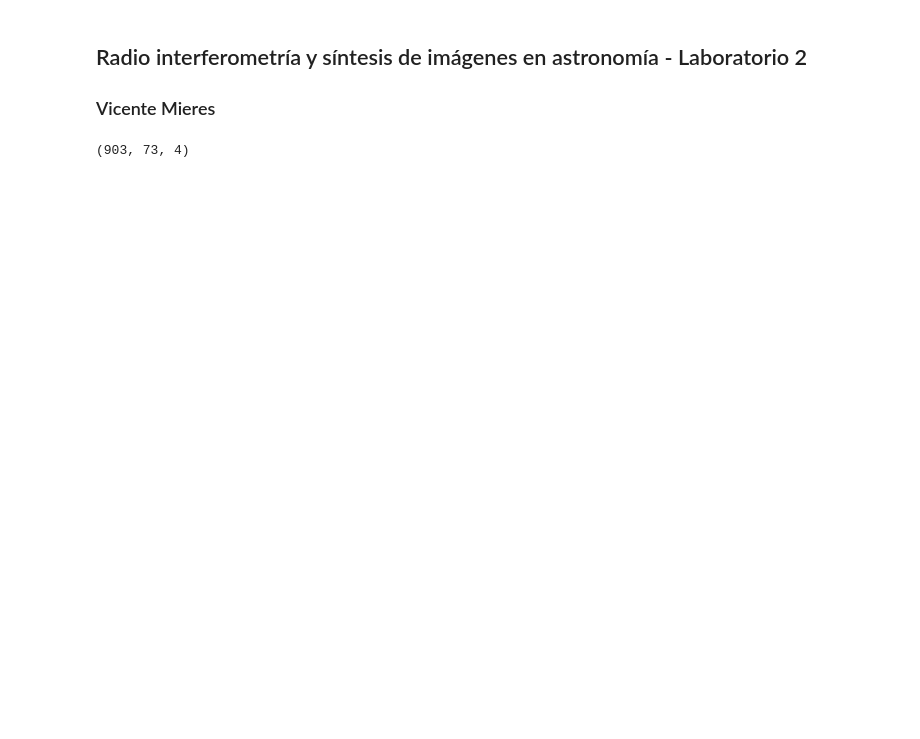
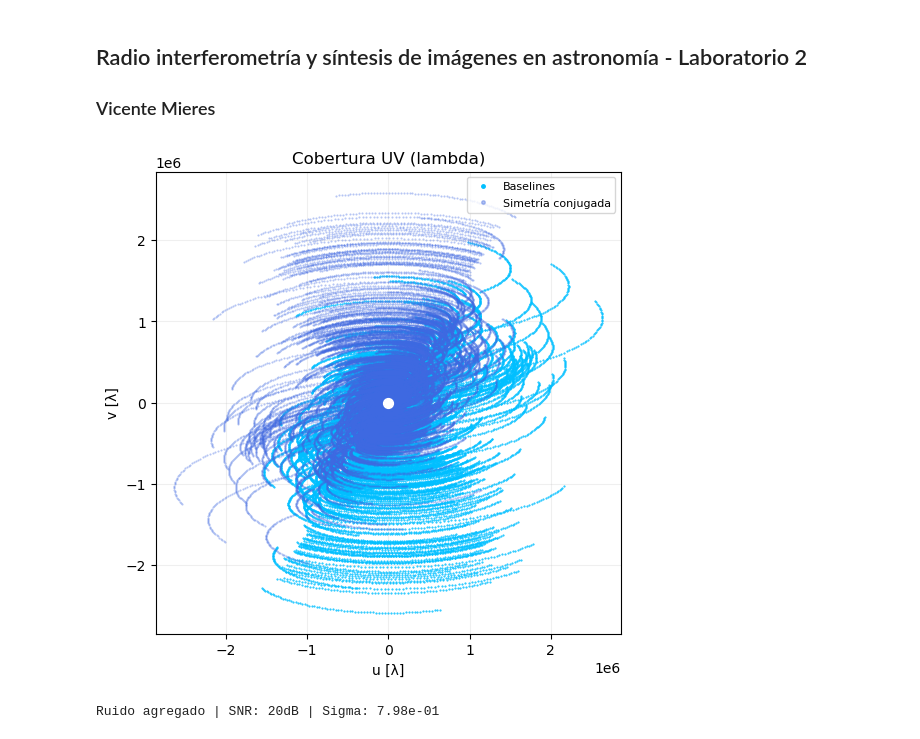
Before and after one commit to Mieres7/RadioInterferometry, a Jupyter notebook: lab2/laboratory2.ipynb, the cells around one changed output. Drawn from its saved outputs; the diff is of its cells as text; code cells hidden in the pictures; blank space fills up the shorter version.

```diff
--- a/lab2/laboratory2.ipynb
+++ b/lab2/laboratory2.ipynb
@@ -31,25 +31,28 @@ VLA_L_4 = {
     "name": "VLA",
     "band_name": "L" },
   "n_sources": 100,
-  "max_offset_deg": 1.0,
+  "max_offset_deg": 1,
   "flux_range": [0.1, 2.0],
   "seed": 42
   }
 
-V, uvw_lambda, frequencies, baselines_enu = visibilities_simulation(VLA_L_4)
+V, uvw, uvw_lambda, frequencies, baselines_enu = visibilities_simulation(VLA_L_4)
-# %%
-print(V.shape)
-# %% [output]
-(903, 73, 4)
+# %%
+from modules.plots import plot_uv_coverage
+
+plot_uv_coverage(uvw, unit='lambda')
+# %% [output]
+[figure, added]
 # %%
 from modules.coords import max_basline
 from modules.interferometry import grid_visibilities, grid_visibilities_cuda
+from modules.noise import add_gaussian_noise
 
 # Resolucion
 N = 512
 # Distancion maxima entre baselines
 Dmax = max_basline(baselines_enu)
-oversampling_factor = 10
+oversampling_factor = 7
 
 c = 299792458.0
 freq = np.min(frequencies)
@@ -61,6 +64,11 @@ dus = []
 
 du = 1.0 / (N * dx)
 dv = du
+
+# Gaussian noise
+V_noise = add_gaussian_noise(V)
+# %% [output]
+Ruido agregado | SNR: 20dB | Sigma: 7.98e-01
 # %%
 %%time
 # CPU
```
Also changed, not shown: parts of 4 cells of this notebook, 11 other files.
